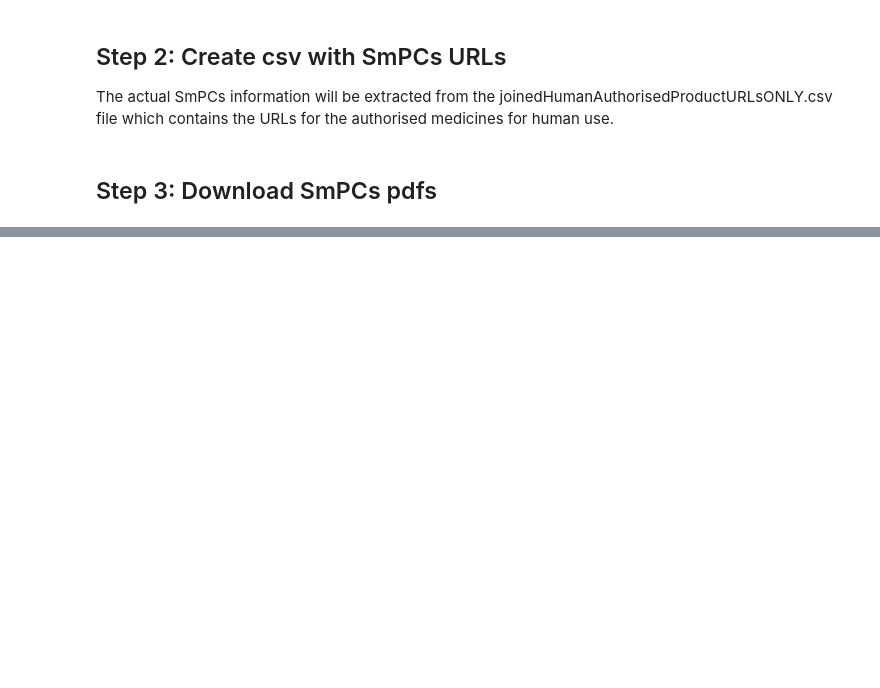
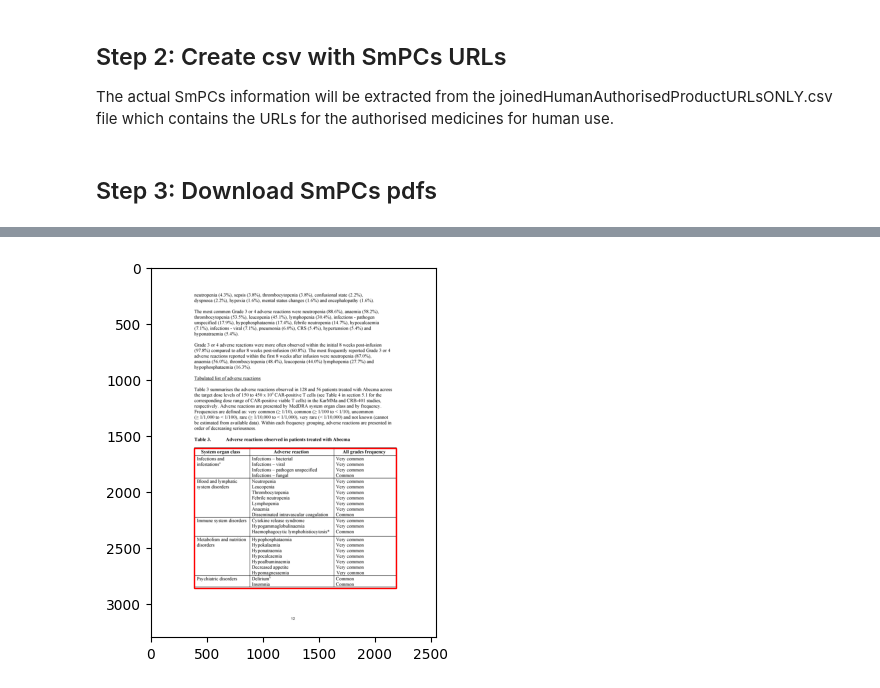
Before and after one commit to inab-certh/Knowledge-Graph-for-EMA-EPARs, a Jupyter notebook: SmPCs_PDFs_Knowledge_Graps.ipynb, the cells around one changed output, grey strips where cells are left out. Cells and saved outputs as stored; diff of their text form; code cells hidden in the pictures; blank space fills up the shorter version.

```diff
--- a/SmPCs_PDFs_Knowledge_Graps.ipynb
+++ b/SmPCs_PDFs_Knowledge_Graps.ipynb
@@ -332,0 +455,4 @@ AR list: ['Blood glucose fluctuation']
+# %%
+camelot.plot(tables[3], kind='contour').show()
+# %% [output]
+[figure, added]
```
Also changed, not shown: parts of 52 cells of this notebook, 3 other files.
